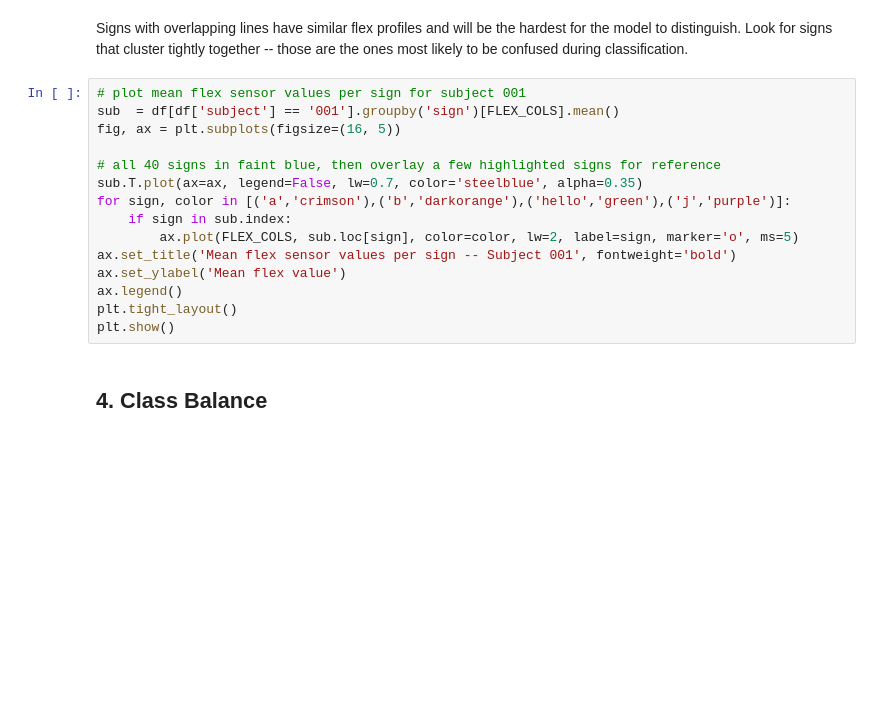
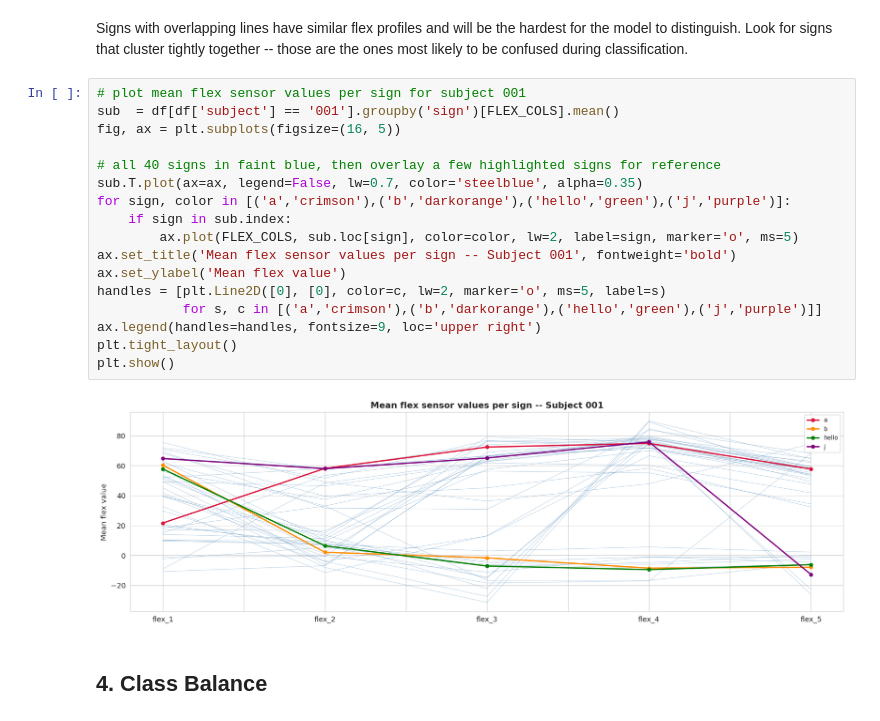
Before and after one commit to byteforcebuilds/ASL_Gloves_RV1, a Jupyter notebook: software/ml/notebooks/01_data_exploration.ipynb, the cells around one changed output. Saved outputs shown, nothing was run; the diff lists cells and outputs as text; blank space fills up the shorter version.

Commit message:
beautiful graphs analyzing figshare dataset for initial and markdown file synthesizing analytical findings

```diff
--- a/software/ml/notebooks/01_data_exploration.ipynb
+++ b/software/ml/notebooks/01_data_exploration.ipynb
@@ -178,18 +217,22 @@ Signs with overlapping lines have similar flex profiles and will be the hardest
 # %%
 # plot mean flex sensor values per sign for subject 001
 sub  = df[df['subject'] == '001'].groupby('sign')[FLEX_COLS].mean()
 fig, ax = plt.subplots(figsize=(16, 5))
 
 # all 40 signs in faint blue, then overlay a few highlighted signs for reference
 sub.T.plot(ax=ax, legend=False, lw=0.7, color='steelblue', alpha=0.35)
 for sign, color in [('a','crimson'),('b','darkorange'),('hello','green'),('j','purple')]:
     if sign in sub.index:
         ax.plot(FLEX_COLS, sub.loc[sign], color=color, lw=2, label=sign, marker='o', ms=5)
 ax.set_title('Mean flex sensor values per sign -- Subject 001', fontweight='bold')
 ax.set_ylabel('Mean flex value')
-ax.legend()
+handles = [plt.Line2D([0], [0], color=c, lw=2, marker='o', ms=5, label=s)
+           for s, c in [('a','crimson'),('b','darkorange'),('hello','green'),('j','purple')]]
+ax.legend(handles=handles, fontsize=9, loc='upper right')
 plt.tight_layout()
 plt.show()
+# %% [output]
+[figure, added]
 # %% [markdown]
 ## 4. Class Balance
 # %% [markdown]
```
Also changed, not shown: parts of 14 cells of this notebook, 1 other file.
